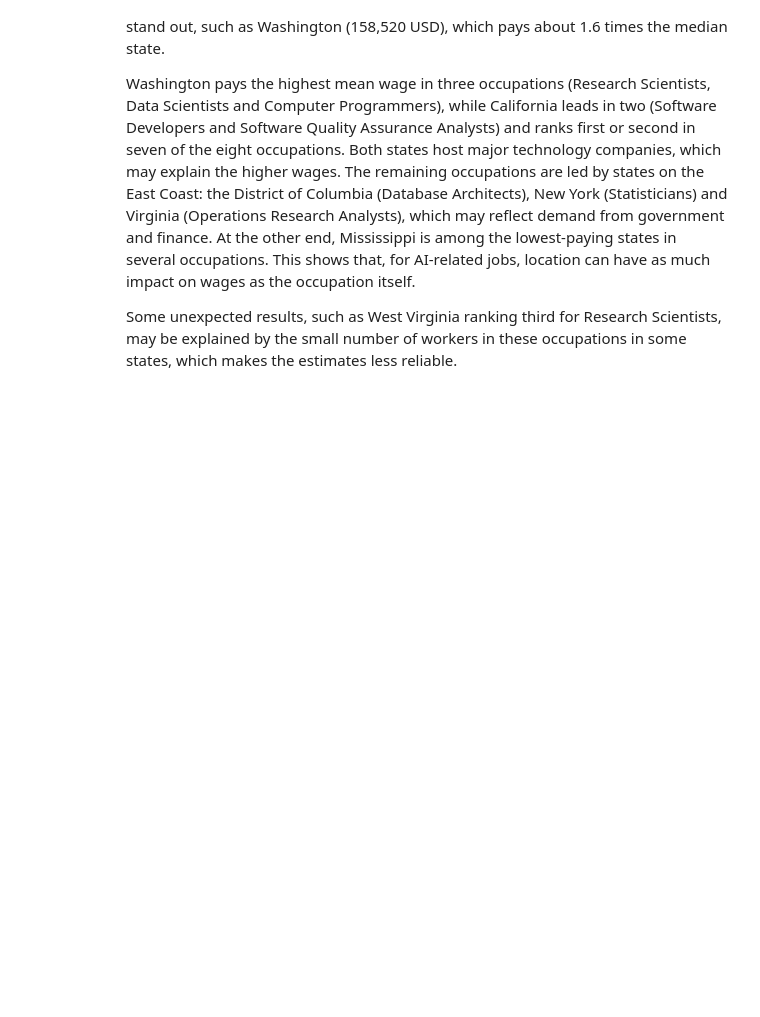
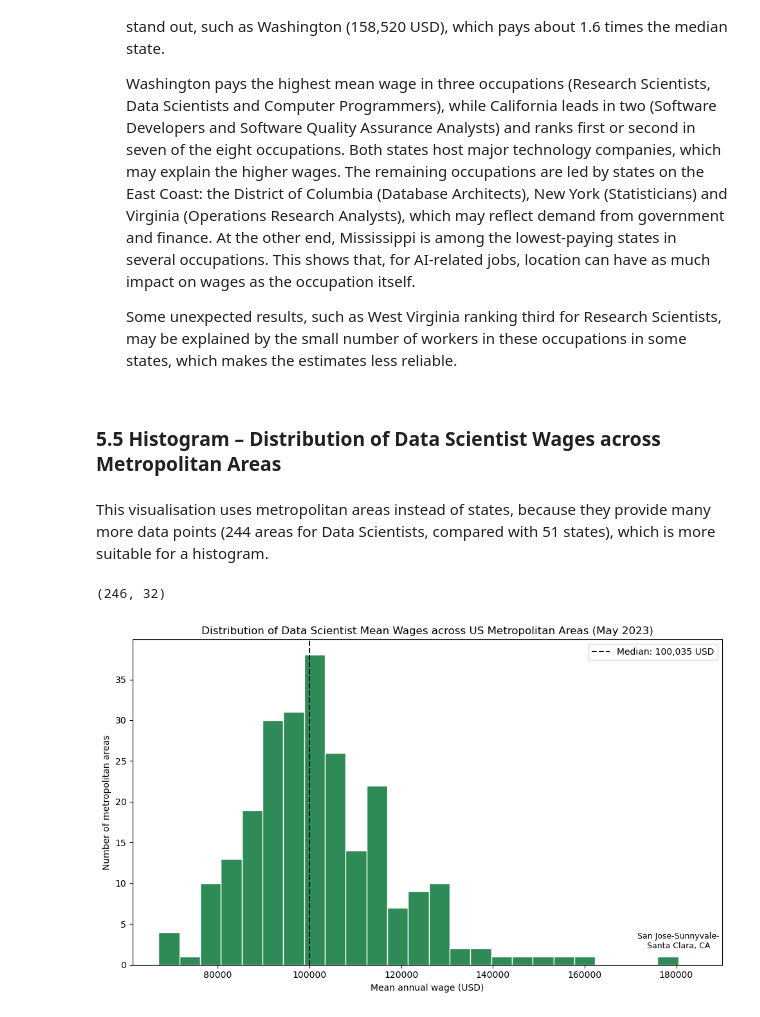
Before and after one commit to 2023357/data-vis-ca1, a Jupyter notebook: CA1_Data_Visualisation.ipynb, the cells around one changed output. Drawn from its saved outputs; the diff is of its cells as text; code cells hidden in the pictures; blank space fills up the shorter version.

```diff
--- a/CA1_Data_Visualisation.ipynb
+++ b/CA1_Data_Visualisation.ipynb
@@ -459,3 +459,39 @@ plt.show()
    Washington pays the highest mean wage in three occupations (Research Scientists, Data Scientists and Computer Programmers), while California leads in two (Software Developers and Software Quality Assurance Analysts) and ranks first or second in seven of the eight occupations. Both states host major technology companies, which may explain the higher wages. The remaining occupations are led by states on the East Coast: the District of Columbia (Database Architects), New York (Statisticians) and Virginia (Operations Research Analysts), which may reflect demand from government and finance. At the other end, Mississippi is among the lowest-paying states in several occupations. This shows that, for AI-related jobs, location can have as much impact on wages as the occupation itself.
 
    Some unexpected results, such as West Virginia ranking third for Research Scientists, may be explained by the small number of workers in these occupations in some states, which makes the estimates less reliable.
+# %% [markdown]
+### 5.5 Histogram – Distribution of Data Scientist Wages across Metropolitan Areas
+# %% [markdown]
+This visualisation uses metropolitan areas instead of states, because they provide many more data points (244 areas for Data Scientists, compared with 51 states), which is more suitable for a histogram.
+# %%
+# Metropolitan-area estimates for all industries combined
+metro_df = states_df = oes_df.loc[(oes_df['AREA_TYPE'] == 4) &
+(oes_df['I_GROUP'] == 'cross-industry')]
+
+# Keep only Data Scientists
+ds_metro = metro_df.loc[metro_df['OCC_CODE'] == '15-2051']
+ds_metro.shape
+# %% [output]
+(246, 32)
+# %%
+# Histogram of Data Scientist mean wages across metropolitan areas
+plt.figure(figsize=(10, 6))
+plt.hist(ds_metro['A_MEAN'].dropna(), bins=25, color='seagreen', edgecolor='white')
+
+# Vertical line marking the median
+median_wage = ds_metro['A_MEAN'].median()
+plt.axvline(median_wage, color='black', linestyle='--',
+            label=f'Median: {median_wage:,.0f} USD')
+
+# Label the highest-paying metropolitan area
+plt.text(180440, 2, 'San Jose-Sunnyvale-\nSanta Clara, CA', ha='center', fontsize=9)
+plt.xlim(right=190000)
+
+plt.title("Distribution of Data Scientist Mean Wages across US Metropolitan Areas (May 2023)")
+plt.xlabel("Mean annual wage (USD)")
+plt.ylabel("Number of metropolitan areas")
+plt.legend()
+plt.tight_layout()
+plt.show()
+# %% [output]
+[figure, added]
```
Also changed, not shown: parts of 17 cells of this notebook, 1 other file.
